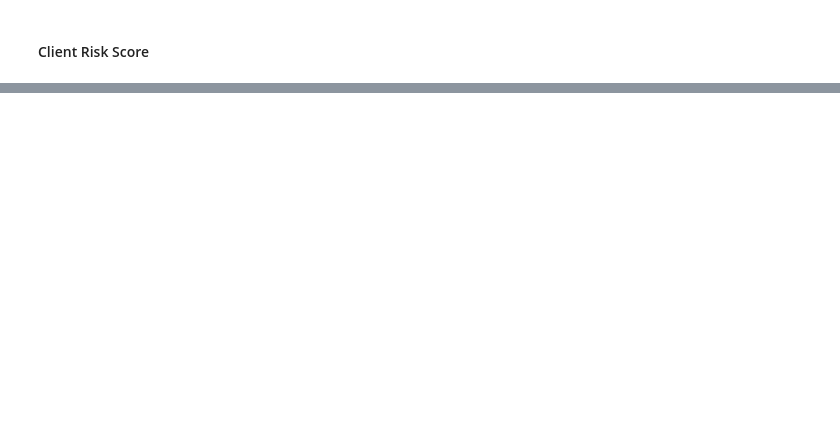
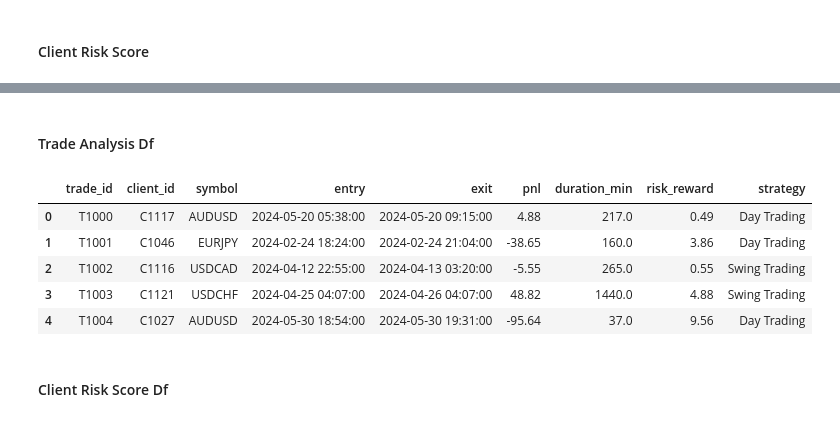
Before and after one commit to nasrulkhair/Full-Project, a Jupyter notebook: data.ipynb, the cells around one changed output, grey strips where cells are left out. Saved outputs shown, nothing was run; the diff lists cells and outputs as text; code cells hidden in the pictures; blank space fills up the shorter version.

```diff
--- a/data.ipynb
+++ b/data.ipynb
@@ -315,0 +525,13 @@ client_risk_score_df.head()
+# %% [markdown]
+#### Trade Analysis Df
+# %%
+trade_analysis_df.head()
+# %% [output]
+|  | trade_id | client_id | symbol | entry | exit | pnl | duration_min | risk_reward | strategy |
+| 0 | T1000 | C1117 | AUDUSD | 2024-05-20 05:38:00 | 2024-05-20 09:15:00 | 4.88 | 217.0 | 0.49 | Day Trading |
+| 1 | T1001 | C1046 | EURJPY | 2024-02-24 18:24:00 | 2024-02-24 21:04:00 | -38.65 | 160.0 | 3.86 | Day Trading |
+| 2 | T1002 | C1116 | USDCAD | 2024-04-12 22:55:00 | 2024-04-13 03:20:00 | -5.55 | 265.0 | 0.55 | Swing Trading |
+| 3 | T1003 | C1121 | USDCHF | 2024-04-25 04:07:00 | 2024-04-26 04:07:00 | 48.82 | 1440.0 | 4.88 | Swing Trading |
+| 4 | T1004 | C1027 | AUDUSD | 2024-05-30 18:54:00 | 2024-05-30 19:31:00 | -95.64 | 37.0 | 9.56 | Day Trading |
+# %% [markdown]
+#### Client Risk Score Df
```
Also changed, not shown: parts of 30 cells of this notebook, 18 other files.
